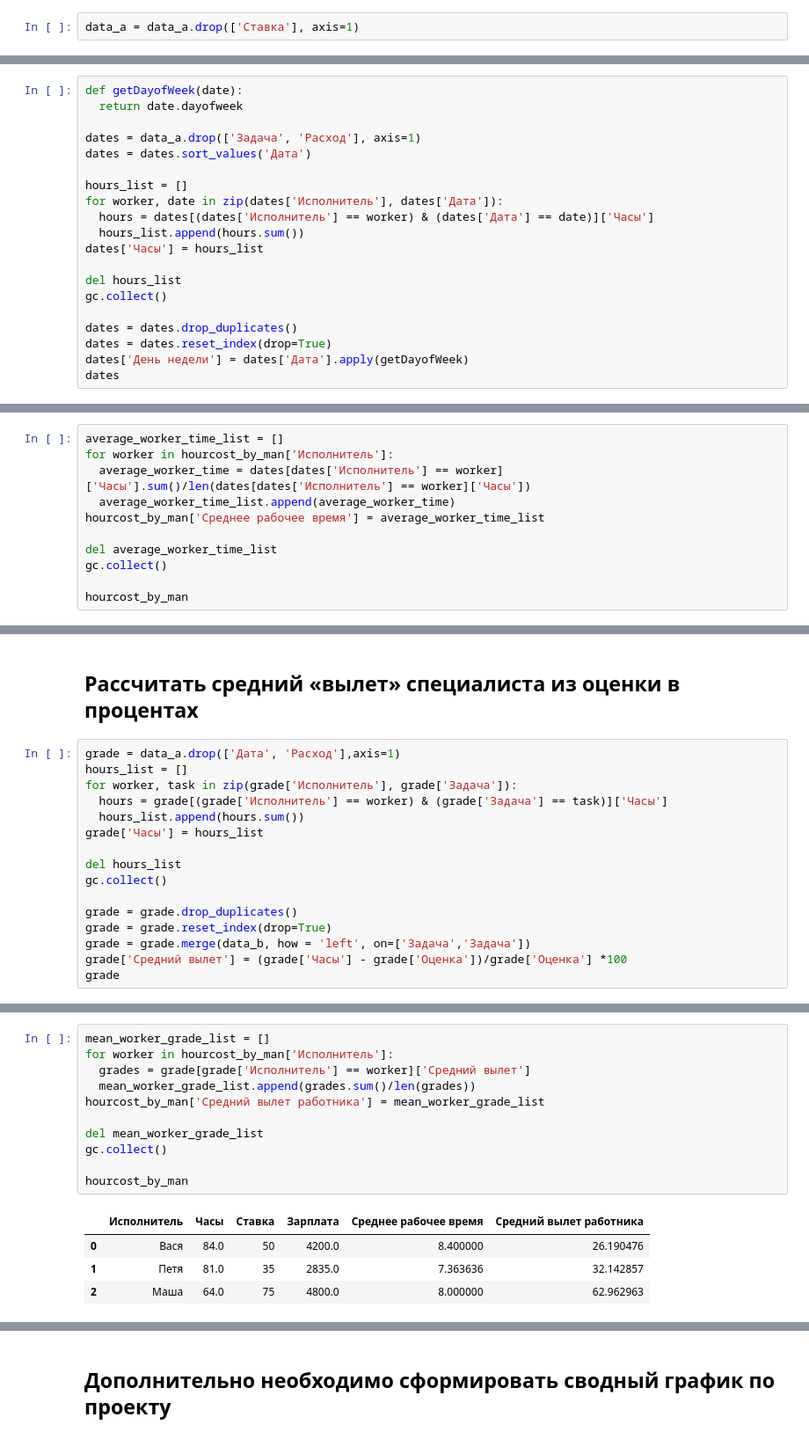
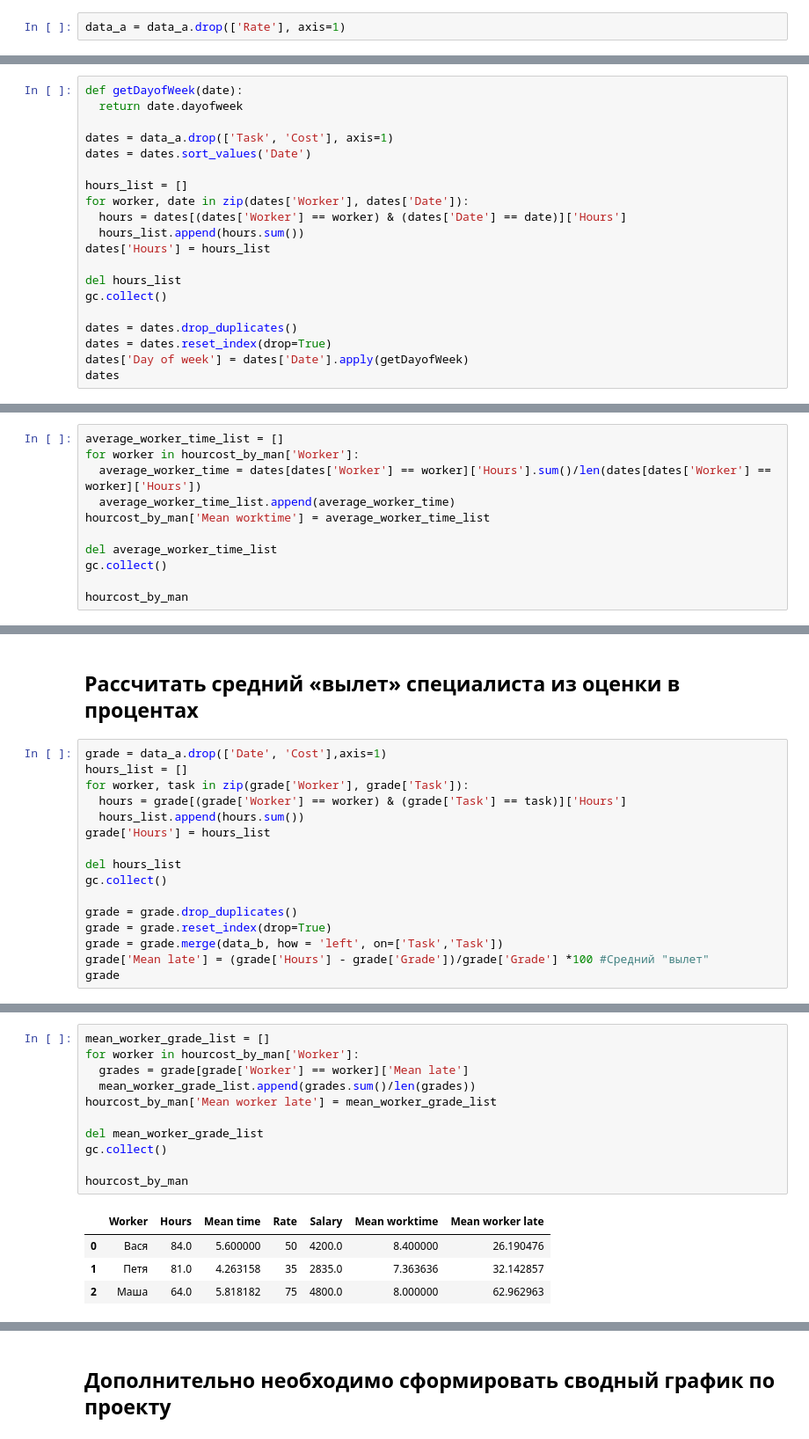
Before and after one commit to danil99152/rit_test, a Jupyter notebook: rit_test.ipynb, the cells around one changed output, grey strips where cells are left out. Shown: that part at 88% size. Drawn from its saved outputs; the diff is of its cells as text.

```diff
--- a/rit_test.ipynb
+++ b/rit_test.ipynb
@@ -224,5 +245,5 @@ data_a['Расход'] = data_a['Часы']*data_a['Ставка']
 # %%
-data_a = data_a.drop(['Ставка'], axis=1)
+data_a = data_a.drop(['Rate'], axis=1)
 # %%
 data_a
 # %% [output]
@@ -318,20 +308,20 @@ print("Рентабельность проекта =", mean_profitability)
 def getDayofWeek(date):
   return date.dayofweek
 
-dates = data_a.drop(['Задача', 'Расход'], axis=1)
-dates = dates.sort_values('Дата')
+dates = data_a.drop(['Task', 'Cost'], axis=1)
+dates = dates.sort_values('Date')
 
 hours_list = []
-for worker, date in zip(dates['Исполнитель'], dates['Дата']):
-  hours = dates[(dates['Исполнитель'] == worker) & (dates['Дата'] == date)]['Часы']
+for worker, date in zip(dates['Worker'], dates['Date']):
+  hours = dates[(dates['Worker'] == worker) & (dates['Date'] == date)]['Hours']
   hours_list.append(hours.sum())
-dates['Часы'] = hours_list
+dates['Hours'] = hours_list
 
 del hours_list
 gc.collect()
 
 dates = dates.drop_duplicates()
 dates = dates.reset_index(drop=True)
-dates['День недели'] = dates['Дата'].apply(getDayofWeek)
+dates['Day of week'] = dates['Date'].apply(getDayofWeek)
 dates
 # %% [output]
@@ -354,10 +344,10 @@ dates
 | 28 | 2021-12-05 | Маша | 8 | 6 |
 # %%
 average_worker_time_list = []
-for worker in hourcost_by_man['Исполнитель']:
-  average_worker_time = dates[dates['Исполнитель'] == worker]['Часы'].sum()/len(dates[dates['Исполнитель'] == worker]['Часы'])
+for worker in hourcost_by_man['Worker']:
+  average_worker_time = dates[dates['Worker'] == worker]['Hours'].sum()/len(dates[dates['Worker'] == worker]['Hours'])
   average_worker_time_list.append(average_worker_time)
-hourcost_by_man['Среднее рабочее время'] = average_worker_time_list
+hourcost_by_man['Mean worktime'] = average_worker_time_list
 
 del average_worker_time_list
 gc.collect()
@@ -416,19 +406,19 @@ dates[(dates['Часы'] < 8) & (dates['День недели'] < 5)]
 # %% [markdown]
 ## Рассчитать средний «вылет» специалиста из оценки в процентах
 # %%
-grade = data_a.drop(['Дата', 'Расход'],axis=1)
+grade = data_a.drop(['Date', 'Cost'],axis=1)
 hours_list = []
-for worker, task in zip(grade['Исполнитель'], grade['Задача']):
-  hours = grade[(grade['Исполнитель'] == worker) & (grade['Задача'] == task)]['Часы']
+for worker, task in zip(grade['Worker'], grade['Task']):
+  hours = grade[(grade['Worker'] == worker) & (grade['Task'] == task)]['Hours']
   hours_list.append(hours.sum())
-grade['Часы'] = hours_list
+grade['Hours'] = hours_list
 
 del hours_list
 gc.collect()
 
 grade = grade.drop_duplicates()
 grade = grade.reset_index(drop=True)
-grade = grade.merge(data_b, how = 'left', on=['Задача','Задача'])
-grade['Средний вылет'] = (grade['Часы'] - grade['Оценка'])/grade['Оценка'] *100
+grade = grade.merge(data_b, how = 'left', on=['Task','Task'])
+grade['Mean late'] = (grade['Hours'] - grade['Grade'])/grade['Grade'] *100 #Средний "вылет"
 grade
 # %% [output]
@@ -451,17 +441,17 @@ grade
 | 36 | Петя | LOC-37 | 8 | 6 | 33.333333 |
 # %%
 mean_worker_grade_list = []
-for worker in hourcost_by_man['Исполнитель']:
-  grades = grade[grade['Исполнитель'] == worker]['Средний вылет']
+for worker in hourcost_by_man['Worker']:
+  grades = grade[grade['Worker'] == worker]['Mean late']
   mean_worker_grade_list.append(grades.sum()/len(grades))
-hourcost_by_man['Средний вылет работника'] = mean_worker_grade_list
+hourcost_by_man['Mean worker late'] = mean_worker_grade_list
 
 del mean_worker_grade_list
 gc.collect()
 
 hourcost_by_man
 # %% [output]
-|  | Исполнитель | Часы | Ставка | Зарплата | Среднее рабочее время | Средний вылет работника |
-| 0 | Вася | 84.0 | 50 | 4200.0 | 8.400000 | 26.190476 |
-| 1 | Петя | 81.0 | 35 | 2835.0 | 7.363636 | 32.142857 |
-| 2 | Маша | 64.0 | 75 | 4800.0 | 8.000000 | 62.962963 |
+|  | Worker | Hours | Mean time | Rate | Salary | Mean worktime | Mean worker late |
+| 0 | Вася | 84.0 | 5.600000 | 50 | 4200.0 | 8.400000 | 26.190476 |
+| 1 | Петя | 81.0 | 4.263158 | 35 | 2835.0 | 7.363636 | 32.142857 |
+| 2 | Маша | 64.0 | 5.818182 | 75 | 4800.0 | 8.000000 | 62.962963 |
```
Also changed, not shown: parts of 47 cells of this notebook.
